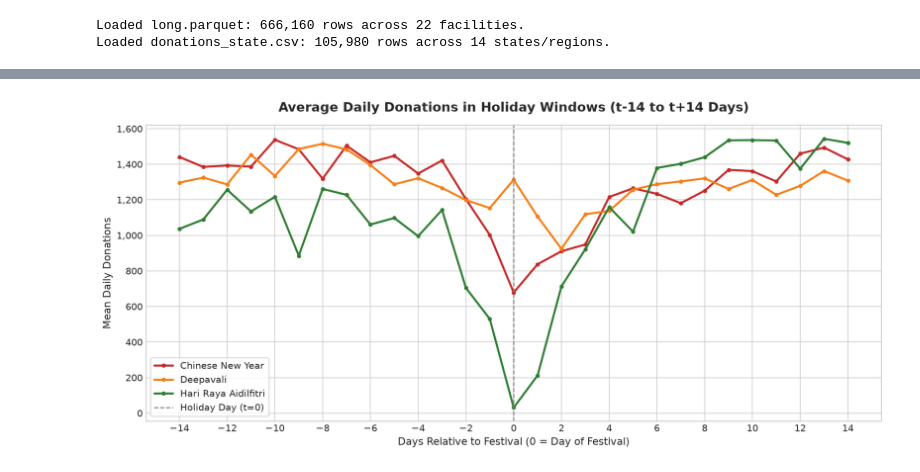
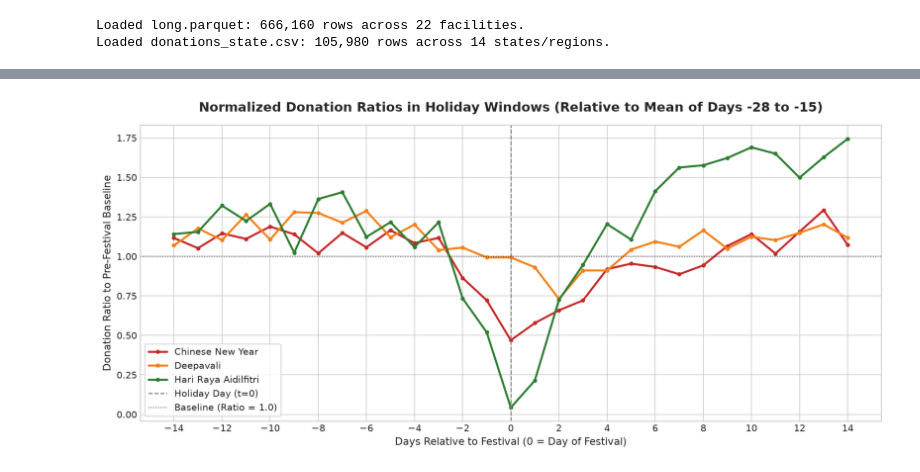
Before and after one commit to akhilan77/donorcast, a Jupyter notebook: notebooks/01_eda.ipynb, the cells around one changed output, grey strips where cells are left out. Cells and saved outputs as stored; diff of their text form; code cells hidden in the pictures.

```diff
--- a/notebooks/01_eda.ipynb
+++ b/notebooks/01_eda.ipynb
@@ -150,8 +202,18 @@ plt.show()
 # %%
 # 4. Seasonality: Mean Donations by Week of Year
 nat_daily['week'] = nat_daily['date'].dt.isocalendar().week.astype(int)
-# Exclude week 53 as it only appears in leap/special calendar years with few days
 weekly_seasonality = nat_daily[nat_daily['week'] <= 52].groupby('week')['donations'].agg(['mean', 'std', 'count']).reset_index()
+
+top_weeks = weekly_seasonality.sort_values('mean', ascending=False).head(5)
+bottom_weeks = weekly_seasonality.sort_values('mean', ascending=True).head(5)
+
+print("Top 5 highest donation weeks (ISO week, mean daily donations):")
+for _, r in top_weeks.iterrows():
+    print(f"  Week {int(r['week'])}: {r['mean']:.1f} donations/day (std: {r['std']:.1f})")
+
+print("\nBottom 5 lowest donation weeks (ISO week, mean daily donations):")
+for _, r in bottom_weeks.iterrows():
+    print(f"  Week {int(r['week'])}: {r['mean']:.1f} donations/day (std: {r['std']:.1f})")
 
 fig, ax = plt.subplots(figsize=(13, 5))
 ax.plot(weekly_seasonality['week'], weekly_seasonality['mean'], color='#0277bd', marker='o', markersize=4, linewidth=2, label='Mean Daily Donations')
@@ -161,11 +223,8 @@ ax.fill_between(weekly_seasonality['week'],
                 color='#b3e5fc', alpha=0.5, label='± 0.5 Std Dev Range')
 
 # Annotations for major seasonal phases
-ax.annotate('Year-end & School Holidays Dip', xy=(51, weekly_seasonality.loc[weekly_seasonality['week']==51, 'mean'].values[0]),
+ax.annotate('Year-end Dip', xy=(51, weekly_seasonality.loc[weekly_seasonality['week']==51, 'mean'].values[0]),
             xytext=(38, 1050), arrowprops={'facecolor': 'black', 'shrink': 0.08, 'width': 1, 'headwidth': 6},
-            fontsize=9, fontweight='bold')
-ax.annotate('Mid-year Blood Drive Surge', xy=(28, weekly_seasonality.loc[weekly_seasonality['week']==28, 'mean'].values[0]),
-            xytext=(15, 1480), arrowprops={'facecolor': 'black', 'shrink': 0.08, 'width': 1, 'headwidth': 6},
             fontsize=9, fontweight='bold')
 
 ax.set_title('Weekly Seasonality of Daily Donations (ISO Week 1–52)', pad=15)
@@ -186,5 +258,5 @@ plt.show()
 # %%
-# 5. Holiday Windows: Average Donations from -14 to +14 Days
+# 5. Holiday Windows: Replot Event Windows as Ratio to Pre-Event Baseline (-28 to -15 Days)
 my_holidays = holidays.Malaysia(subdiv='KUL', years=range(2006, 2027))
 
 holiday_events = {
@@ -202,36 +274,65 @@ for dt, name in sorted(my_holidays.items()):
     elif 'Deepavali' in name and 'Cuti' not in name:
         holiday_events['Deepavali'].append(pd.to_datetime(dt))
 
-window_records = []
+# Print each festival's dates for every year
+print("=== Festival Dates by Year (2006–2026) ===")
+for h_name, h_dates in holiday_events.items():
+    print(f"\n{h_name} ({len(h_dates)} occurrences):")
+    for d in h_dates:
+        print(f"  {d.year}: {d.strftime('%Y-%m-%d')} ({d.day_name()})")
+
+# Compute baseline (-28 to -15 days) and ratio per event window
 daily_indexed = nat_daily.set_index('date')['donations']
+ratio_records = []
 
 for h_name, h_dates in holiday_events.items():
     for h_date in h_dates:
-        for offset in range(-14, 15):
-            target_date = h_date + pd.Timedelta(days=offset)
-            if target_date in daily_indexed.index:
-                window_records.append({
-                    'holiday': h_name,
-                    'event_date': h_date,
-                    'offset': offset,
-                    'donations': daily_indexed.loc[target_date]
-                })
+        # Pre-event baseline: mean of days -28 to -15 (inclusive, 14 days)
+        baseline_dates = [h_date + pd.Timedelta(days=off) for off in range(-28, -14)]
+        valid_baseline = [daily_indexed.loc[bd] for bd in baseline_dates if bd in daily_indexed.index]
 
-df_windows = pd.DataFrame(window_records)
-window_avg = df_windows.groupby(['holiday', 'offset'])['donations'].mean().reset_index()
+        if len(valid_baseline) >= 7:  # ensure sufficient baseline data
+            base_mean = np.mean(valid_baseline)
+            for offset in range(-14, 15):
+                target_date = h_date + pd.Timedelta(days=offset)
+                if target_date in daily_indexed.index:
+                    ratio_records.append({
+                        'holiday': h_name,
+                        'event_date': h_date,
+                        'offset': offset,
+                        'donations': daily_indexed.loc[target_date],
+                        'ratio': daily_indexed.loc[target_date] / base_mean
+                    })
+
+df_ratios = pd.DataFrame(ratio_records)
+avg_ratios = df_ratios.groupby(['holiday', 'offset'])['ratio'].mean().reset_index()
+
+print("\n=== Holiday Window Ratio Summary (Relative to Baseline Days -28 to -15) ===")
+for h_name in holiday_events:
+    sub = avg_ratios[avg_ratios['holiday'] == h_name]
+    min_row = sub.loc[sub['ratio'].idxmin()]
+    t0_ratio = sub.loc[sub['offset'] == 0, 'ratio'].values[0]
+    print(f"{h_name}:")
+    print(f"  Minimum ratio: {min_row['ratio']:.3f} at offset {int(min_row['offset']):+d} days")
+    print(f"  Ratio at t=0 (festival day): {t0_ratio:.3f}")
+    if h_name == 'Deepavali':
+        print("  Deepavali offsets -2 to +4 ratios:")
+        for _, r in sub[sub['offset'].between(-2, 4)].iterrows():
+            print(f"    Offset {int(r['offset']):+d}: ratio {r['ratio']:.3f}")
 
 fig, ax = plt.subplots(figsize=(12, 5.5))
 palette_h = {'Hari Raya Aidilfitri': '#2e7d32', 'Chinese New Year': '#c62828', 'Deepavali': '#f57f17'}
 
-for h_name, group in window_avg.groupby('holiday'):
-    ax.plot(group['offset'], group['donations'], label=h_name, color=palette_h[h_name], linewidth=2.2, marker='o', markersize=3.5)
+for h_name, group in avg_ratios.groupby('holiday'):
+    ax.plot(group['offset'], group['ratio'], label=h_name, color=palette_h[h_name], linewidth=2.2, marker='o', markersize=3.5)
 
 ax.axvline(0, color='gray', linestyle='--', linewidth=1.2, label='Holiday Day (t=0)')
-ax.set_title('Average Daily Donations in Holiday Windows (t-14 to t+14 Days)', pad=15)
+ax.axhline(1.0, color='black', linestyle=':', linewidth=1.0, alpha=0.7, label='Baseline (Ratio = 1.0)')
+ax.set_title('Normalized Donation Ratios in Holiday Windows (Relative to Mean of Days -28 to -15)', pad=15)
 ax.set_xlabel('Days Relative to Festival (0 = Day of Festival)')
-ax.set_ylabel('Mean Daily Donations')
+ax.set_ylabel('Donation Ratio to Pre-Festival Baseline')
 ax.set_xticks(range(-14, 15, 2))
-ax.yaxis.set_major_formatter(ticker.StrMethodFormatter('{x:,.0f}'))
+ax.yaxis.set_major_formatter(ticker.FormatStrFormatter('%.2f'))
 ax.legend(loc='lower left', frameon=True)
 plt.tight_layout()
 
@@ -242,2 +360,2 @@ plt.show()
-[figure, old version]
+[figure, new version]
 # %% [markdown]
```
Also changed, not shown: parts of 18 cells of this notebook.
